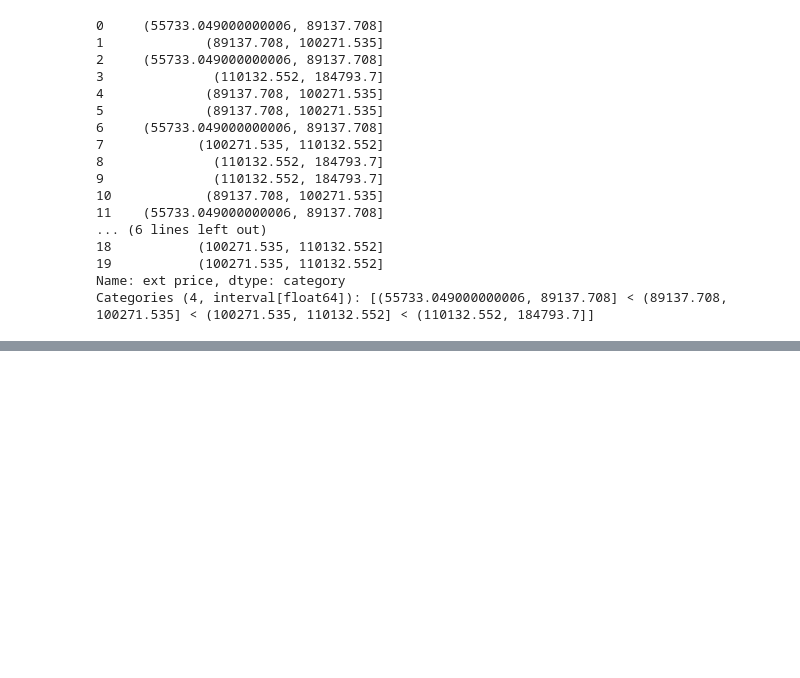
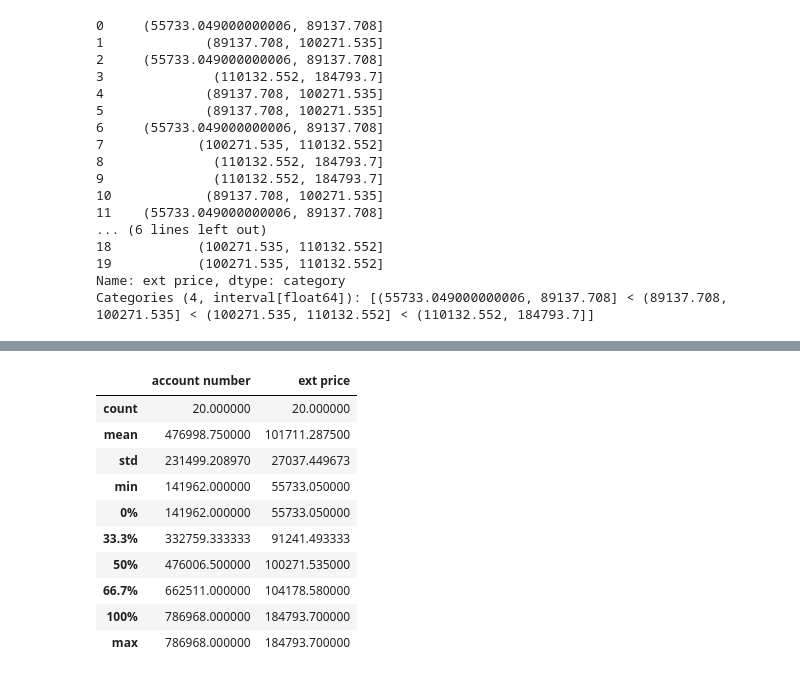
Before and after one commit to McnamaraChiwaye/applied, a Jupyter notebook: mastercard.ipynb, the cells around one changed output, grey strips where cells are left out. Saved outputs shown, nothing was run; the diff lists cells and outputs as text; code cells hidden in the pictures; blank space fills up the shorter version.

```diff
--- a/mastercard.ipynb
+++ b/mastercard.ipynb
@@ -250,0 +323,14 @@ Categories (4, interval[float64]): [(55733.049000000006, 89137.708] < (89137.708
+# %%
+df.describe(percentiles=[0, 1/3, 2/3, 1])
+# %% [output]
+|  | account number | ext price |
+| count | 20.000000 | 20.000000 |
+| mean | 476998.750000 | 101711.287500 |
+| std | 231499.208970 | 27037.449673 |
+| min | 141962.000000 | 55733.050000 |
+| 0% | 141962.000000 | 55733.050000 |
+| 33.3% | 332759.333333 | 91241.493333 |
+| 50% | 476006.500000 | 100271.535000 |
+| 66.7% | 662511.000000 | 104178.580000 |
+| 100% | 786968.000000 | 184793.700000 |
+| max | 786968.000000 | 184793.700000 |
```
Also changed, not shown: parts of 8 cells of this notebook.
